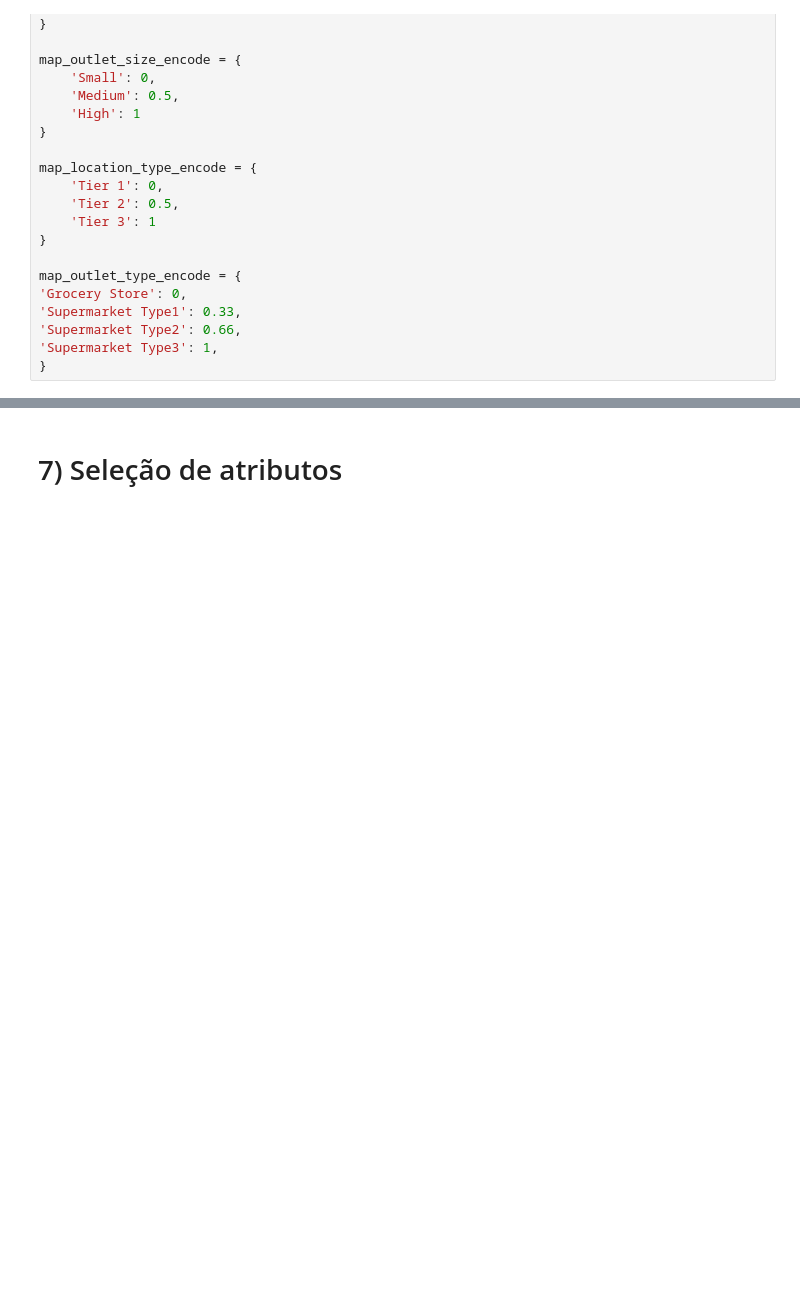
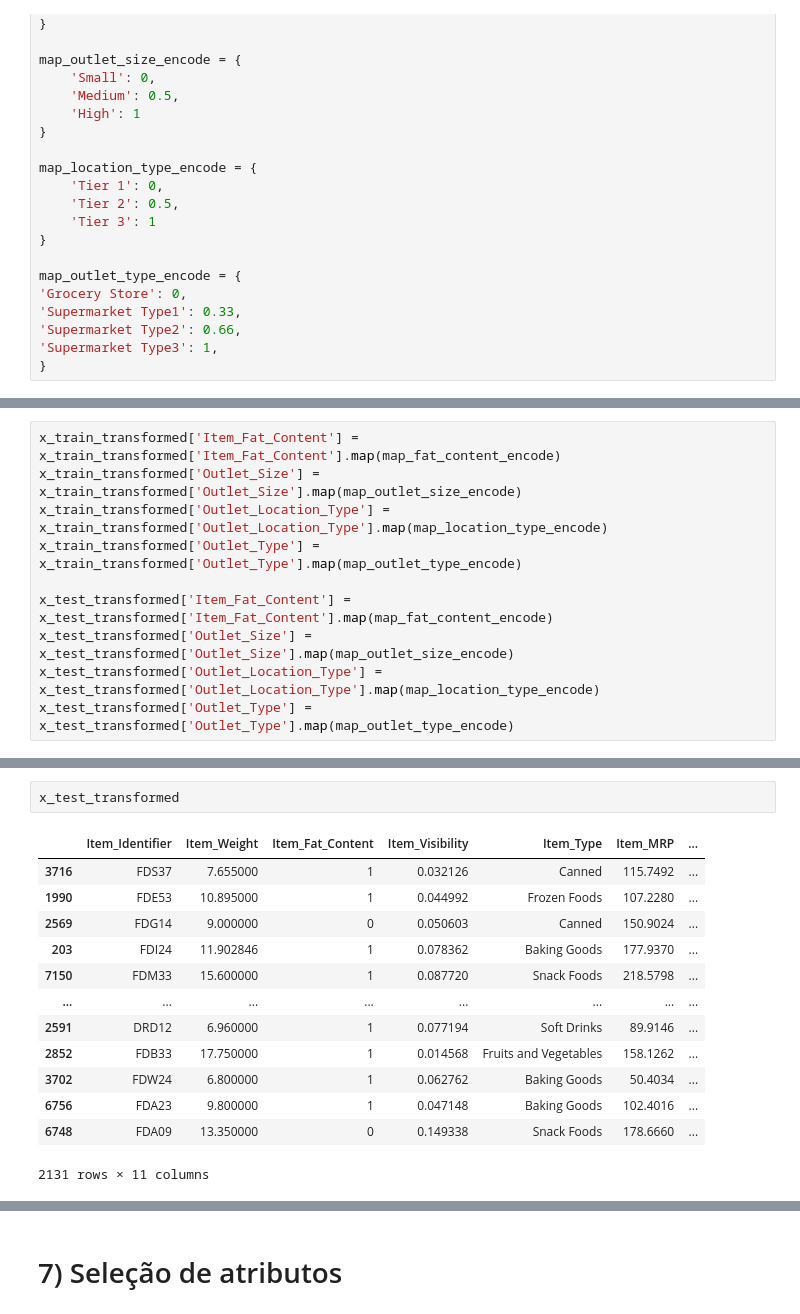
Before and after one commit to Krupique/mlops-projects, a Jupyter notebook: 02-bigmart_sales_prediction/notebook/demand_forecaster.ipynb, the cells around one changed output, grey strips where cells are left out. Drawn from its saved outputs; the diff is of its cells as text; blank space fills up the shorter version.

```diff
--- a/02-bigmart_sales_prediction/notebook/demand_forecaster.ipynb
+++ b/02-bigmart_sales_prediction/notebook/demand_forecaster.ipynb
@@ -568,0 +555,10 @@ array(['Supermarket Type1', 'Supermarket Type3', 'Grocery Store',
+# %%
+x_train_transformed['Item_Fat_Content'] = x_train_transformed['Item_Fat_Content'].map(map_fat_content_encode)
+x_train_transformed['Outlet_Size'] = x_train_transformed['Outlet_Size'].map(map_outlet_size_encode)
+x_train_transformed['Outlet_Location_Type'] = x_train_transformed['Outlet_Location_Type'].map(map_location_type_encode)
+x_train_transformed['Outlet_Type'] = x_train_transformed['Outlet_Type'].map(map_outlet_type_encode)
+
+x_test_transformed['Item_Fat_Content'] = x_test_transformed['Item_Fat_Content'].map(map_fat_content_encode)
+x_test_transformed['Outlet_Size'] = x_test_transformed['Outlet_Size'].map(map_outlet_size_encode)
+x_test_transformed['Outlet_Location_Type'] = x_test_transformed['Outlet_Location_Type'].map(map_location_type_encode)
+x_test_transformed['Outlet_Type'] = x_test_transformed['Outlet_Type'].map(map_outlet_type_encode)
@@ -568,0 +591,16 @@ array(['Supermarket Type1', 'Supermarket Type3', 'Grocery Store',
+# %%
+x_test_transformed
+# %% [output]
+|  | Item_Identifier | Item_Weight | Item_Fat_Content | Item_Visibility | Item_Type | Item_MRP | ... |
+| 3716 | FDS37 | 7.655000 | 1 | 0.032126 | Canned | 115.7492 | ... |
+| 1990 | FDE53 | 10.895000 | 1 | 0.044992 | Frozen Foods | 107.2280 | ... |
+| 2569 | FDG14 | 9.000000 | 0 | 0.050603 | Canned | 150.9024 | ... |
+| 203 | FDI24 | 11.902846 | 1 | 0.078362 | Baking Goods | 177.9370 | ... |
+| 7150 | FDM33 | 15.600000 | 1 | 0.087720 | Snack Foods | 218.5798 | ... |
+| ... | ... | ... | ... | ... | ... | ... | ... |
+| 2591 | DRD12 | 6.960000 | 1 | 0.077194 | Soft Drinks | 89.9146 | ... |
+| 2852 | FDB33 | 17.750000 | 1 | 0.014568 | Fruits and Vegetables | 158.1262 | ... |
+| 3702 | FDW24 | 6.800000 | 1 | 0.062762 | Baking Goods | 50.4034 | ... |
+| 6756 | FDA23 | 9.800000 | 1 | 0.047148 | Baking Goods | 102.4016 | ... |
+| 6748 | FDA09 | 13.350000 | 0 | 0.149338 | Snack Foods | 178.6660 | ... |
+2131 rows × 11 columns
```
Also changed, not shown: parts of 4 cells of this notebook.
